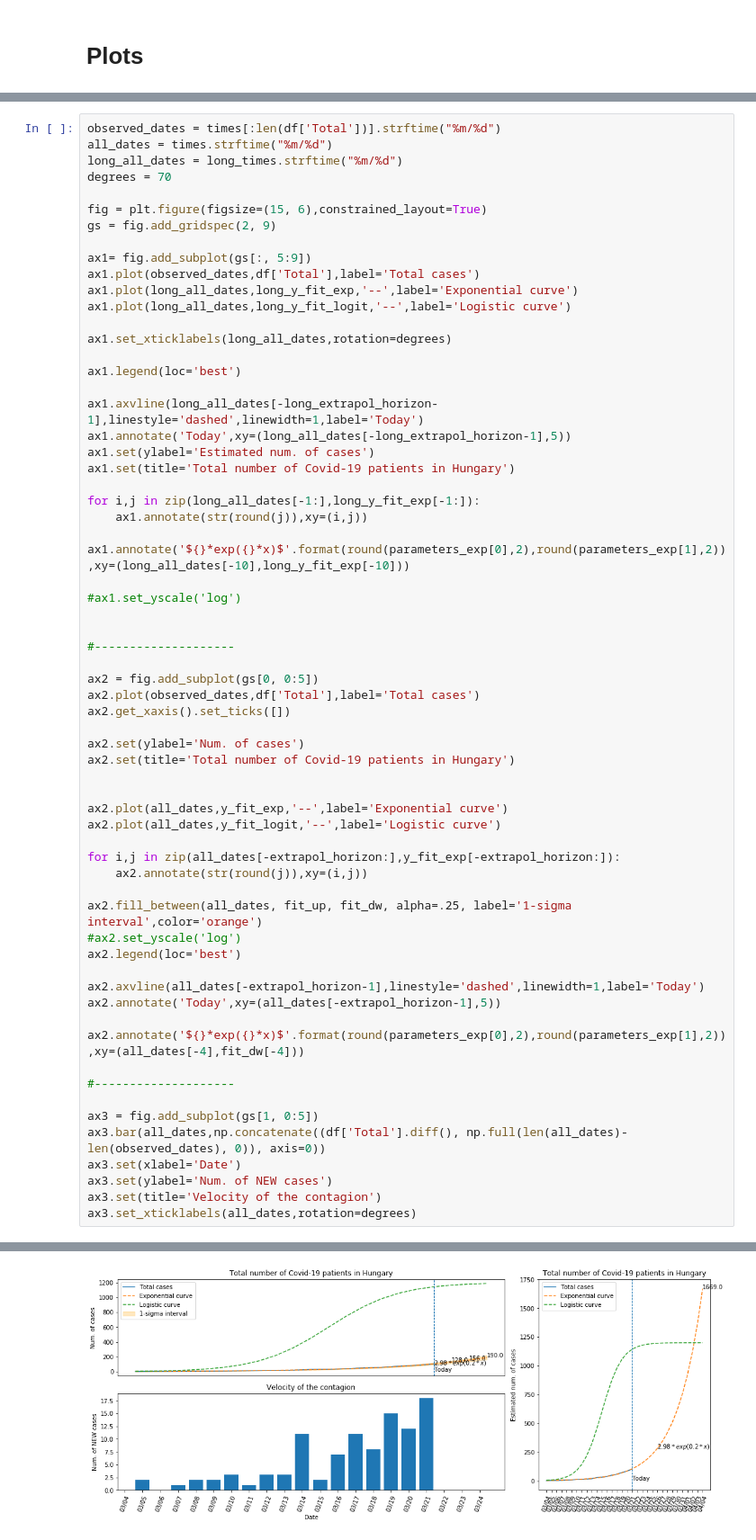
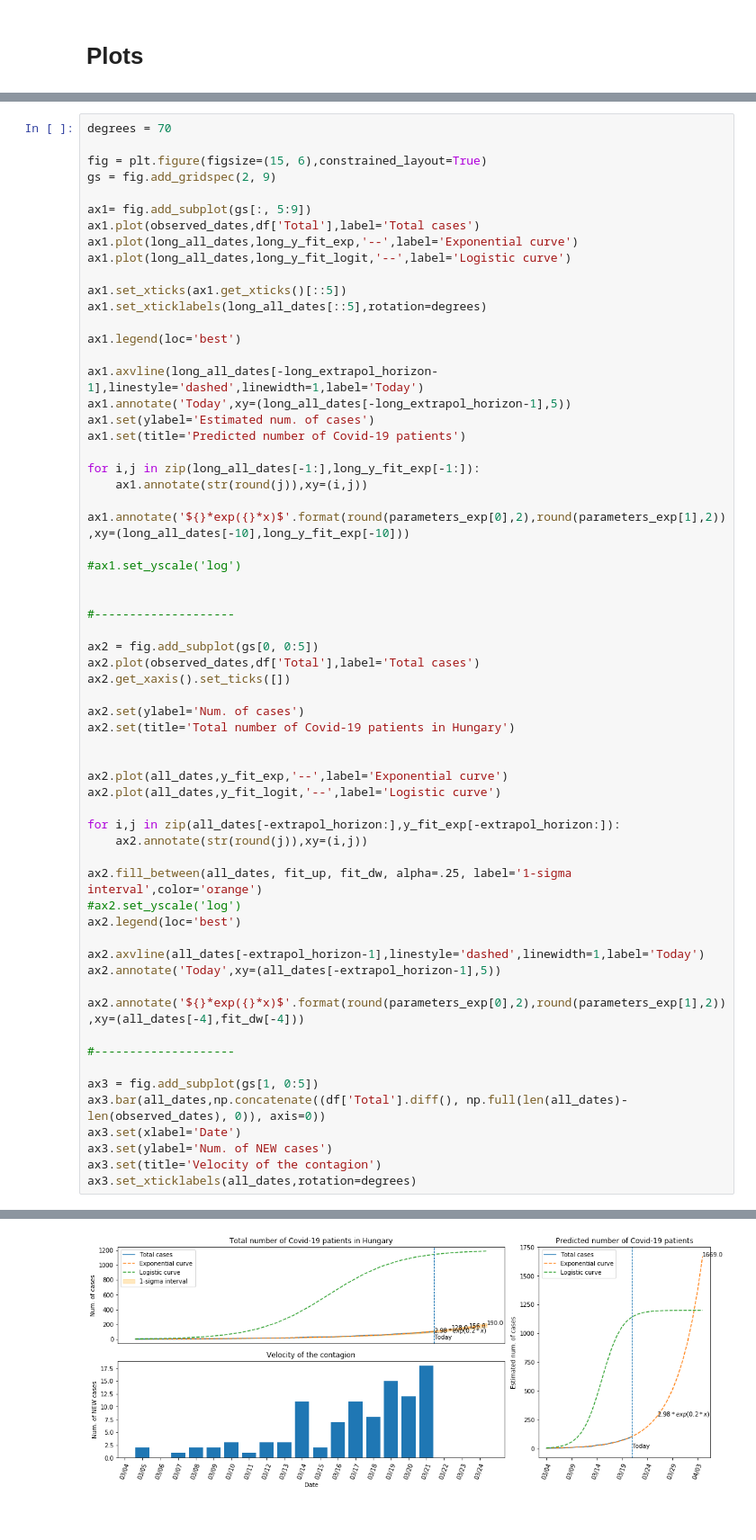
Before and after one commit to urbee/Covid-19-Hungarian-cases, a Jupyter notebook: Hungary-predictions.ipynb, the cells around one changed output, grey strips where cells are left out. Shown at 90% size. Drawn from its saved outputs; the diff is of its cells as text.

```diff
--- a/Hungary-predictions.ipynb
+++ b/Hungary-predictions.ipynb
@@ -175,7 +183,4 @@ long_y_fit_logit = f_logit(long_fitting_horizon, *parameters_logit)
 # %%
-observed_dates = times[:len(df['Total'])].strftime("%m/%d")
-all_dates = times.strftime("%m/%d")
-long_all_dates = long_times.strftime("%m/%d")
 degrees = 70
 
 fig = plt.figure(figsize=(15, 6),constrained_layout=True)
@@ -186,14 +191,15 @@ ax1.plot(observed_dates,df['Total'],label='Total cases')
 ax1.plot(long_all_dates,long_y_fit_exp,'--',label='Exponential curve')
 ax1.plot(long_all_dates,long_y_fit_logit,'--',label='Logistic curve')
 
-ax1.set_xticklabels(long_all_dates,rotation=degrees)
+ax1.set_xticks(ax1.get_xticks()[::5])
+ax1.set_xticklabels(long_all_dates[::5],rotation=degrees)
 
 ax1.legend(loc='best')
 
 ax1.axvline(long_all_dates[-long_extrapol_horizon-1],linestyle='dashed',linewidth=1,label='Today')
 ax1.annotate('Today',xy=(long_all_dates[-long_extrapol_horizon-1],5))
 ax1.set(ylabel='Estimated num. of cases')
-ax1.set(title='Total number of Covid-19 patients in Hungary')
+ax1.set(title='Predicted number of Covid-19 patients')
 
 for i,j in zip(long_all_dates[-1:],long_y_fit_exp[-1:]):
     ax1.annotate(str(round(j)),xy=(i,j))
@@ -227,31 +233,31 @@ ax2.axvline(all_dates[-extrapol_horizon-1],linestyle='dashed',linewidth=1,label=
 ax2.annotate('Today',xy=(all_dates[-extrapol_horizon-1],5))
 
 ax2.annotate('${}*exp({}*x)$'.format(round(parameters_exp[0],2),round(parameters_exp[1],2)),xy=(all_dates[-4],fit_dw[-4]))
 
 #--------------------
 
 ax3 = fig.add_subplot(gs[1, 0:5])
 ax3.bar(all_dates,np.concatenate((df['Total'].diff(), np.full(len(all_dates)-len(observed_dates), 0)), axis=0))
 ax3.set(xlabel='Date')
 ax3.set(ylabel='Num. of NEW cases')
 ax3.set(title='Velocity of the contagion')
 ax3.set_xticklabels(all_dates,rotation=degrees)
 # %% [output]
 [Text(0, 0, '03/04'),
  Text(0, 0, '03/05'),
  Text(0, 0, '03/06'),
  Text(0, 0, '03/07'),
  Text(0, 0, '03/08'),
  Text(0, 0, '03/09'),
  Text(0, 0, '03/10'),
  Text(0, 0, '03/11'),
  Text(0, 0, '03/12'),
  Text(0, 0, '03/13'),
  Text(0, 0, '03/14'),
  Text(0, 0, '03/15'),
 ... (5 lines left out)
  Text(0, 0, '03/21'),
  Text(0, 0, '03/22'),
  Text(0, 0, '03/23'),
  Text(0, 0, '03/24')]
-[figure, old version]
+[figure, new version]
```
Also changed, not shown: parts of 3 cells of this notebook.
